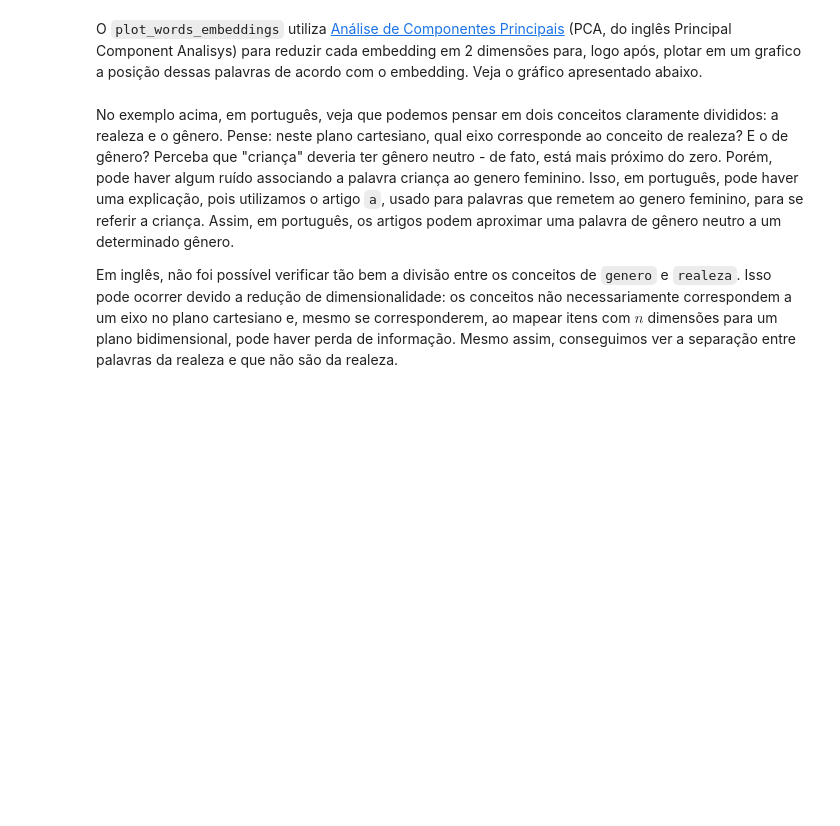
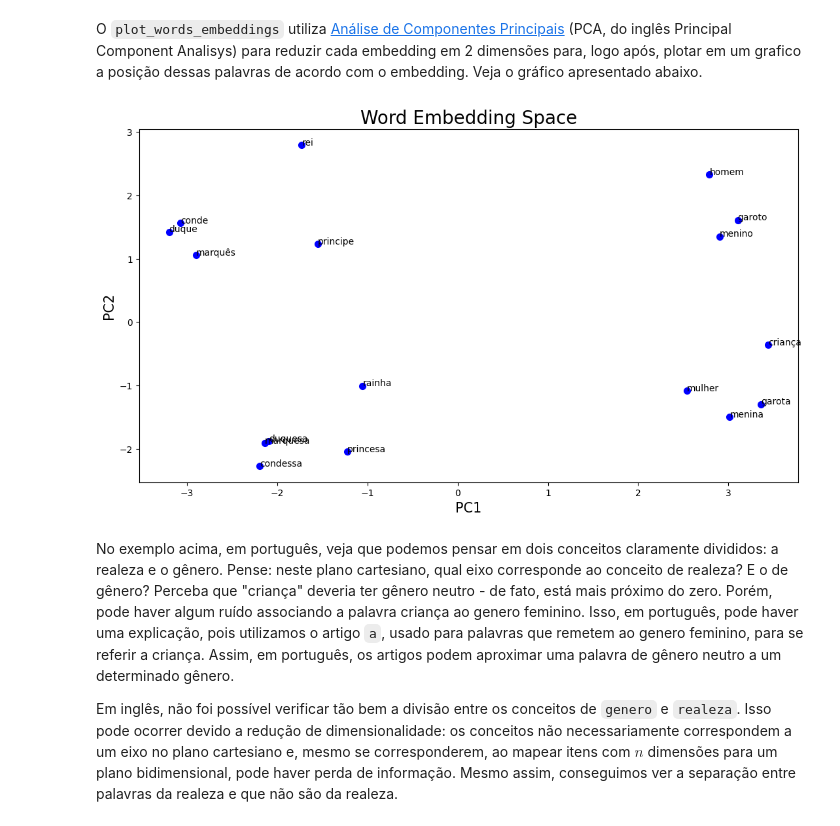
Before and after one commit to Lorenagoc/Machine-Learning, a Jupyter notebook: ap-de-maquina-embedding-master/Especificacao - Representacoes Textuais e Ap de Maquina.ipynb, the cells around one changed output. Cells and saved outputs as stored; diff of their text form; code cells hidden in the pictures; blank space fills up the shorter version.

Commit message:
Add Embedding

```diff
--- a/ap-de-maquina-embedding-master/Especificacao - Representacoes Textuais e Ap de Maquina.ipynb
+++ b/ap-de-maquina-embedding-master/Especificacao - Representacoes Textuais e Ap de Maquina.ipynb
@@ -65,23 +85,56 @@ dict_embedding_pt = get_embedding(str_dataset)
 O `plot_words_embeddings` utiliza [Análise de Componentes Principais](https://pt.wikipedia.org/wiki/An%C3%A1lise_de_componentes_principais) (PCA, do inglês Principal Component Analisys) para reduzir cada embedding em 2 dimensões para, logo após, plotar em um grafico a posição dessas palavras de acordo com o embedding. Veja o gráfico apresentado abaixo.
 # %%
 embeddings_to_use = {
-                        "en":
-                            {"embedding":dict_embedding_en,
-                            "words_to_use":["prince","princess",
-                                            "duchess", "duke", "countess", "marquis",
-                                            "marquise","king","queen",
-                                            "girl","boy","man","woman","child"]},
+    "en": {
+        "embedding": dict_embedding_en,
+        "words_to_use": [
+            "prince",
+            "princess",
+            "duchess",
+            "duke",
+            "countess",
+            "marquis",
+            "marquise",
+            "king",
+            "queen",
+            "girl",
+            "boy",
+            "man",
+            "woman",
+            "child",
+        ],
+    },
+    "pt": {
+        "embedding": dict_embedding_pt,
+        "words_to_use": [
+            "principe",
+            "rei",
+            "rainha",
+            "conde",
+            "duquesa",
+            "duque",
+            "condessa",
+            "marquês",
+            "marquesa",
+            "homem",
+            "mulher",
+            "princesa",
+            "menina",
+            "menino",
+            "criança",
+            "garoto",
+            "garota",
+        ],
+    },
+}
 
-                        "pt":{"embedding":dict_embedding_pt,
-                          "words_to_use":["principe","rei","rainha","conde","duquesa","duque","condessa",
-                           "marquês","marquesa",
-                           "homem","mulher","princesa","menina","menino","criança",
-                           "garoto","garota"]}
-                }
-
-language = "pt"#mude de 'pt' para 'en' para ver em ingles tb!
-plot_words_embeddings(embeddings_to_use[language]["embedding"],
-                    embeddings_to_use[language]["words_to_use"])
+language = "pt"  # mude de 'pt' para 'en' para ver em ingles tb!
+plot_words_embeddings(
+    embeddings_to_use[language]["embedding"],
+    embeddings_to_use[language]["words_to_use"],
+)
+# %% [output]
+[figure, added]
 # %% [markdown]
 No exemplo acima, em português, veja que podemos pensar em dois conceitos claramente divididos: a realeza e o gênero. Pense: neste plano cartesiano, qual eixo corresponde ao conceito de realeza? E o de gênero? Perceba que "criança" deveria ter gênero neutro - de fato, está mais próximo do zero. Porém, pode haver algum ruído associando a palavra criança ao genero feminino. Isso, em português, pode haver uma explicação, pois utilizamos o artigo `a`, usado para palavras que remetem ao genero feminino, para se referir a criança. Assim, em português, os artigos podem aproximar uma palavra de gênero neutro a um determinado gênero.
 
```
Also changed, not shown: parts of 30 cells of this notebook.
